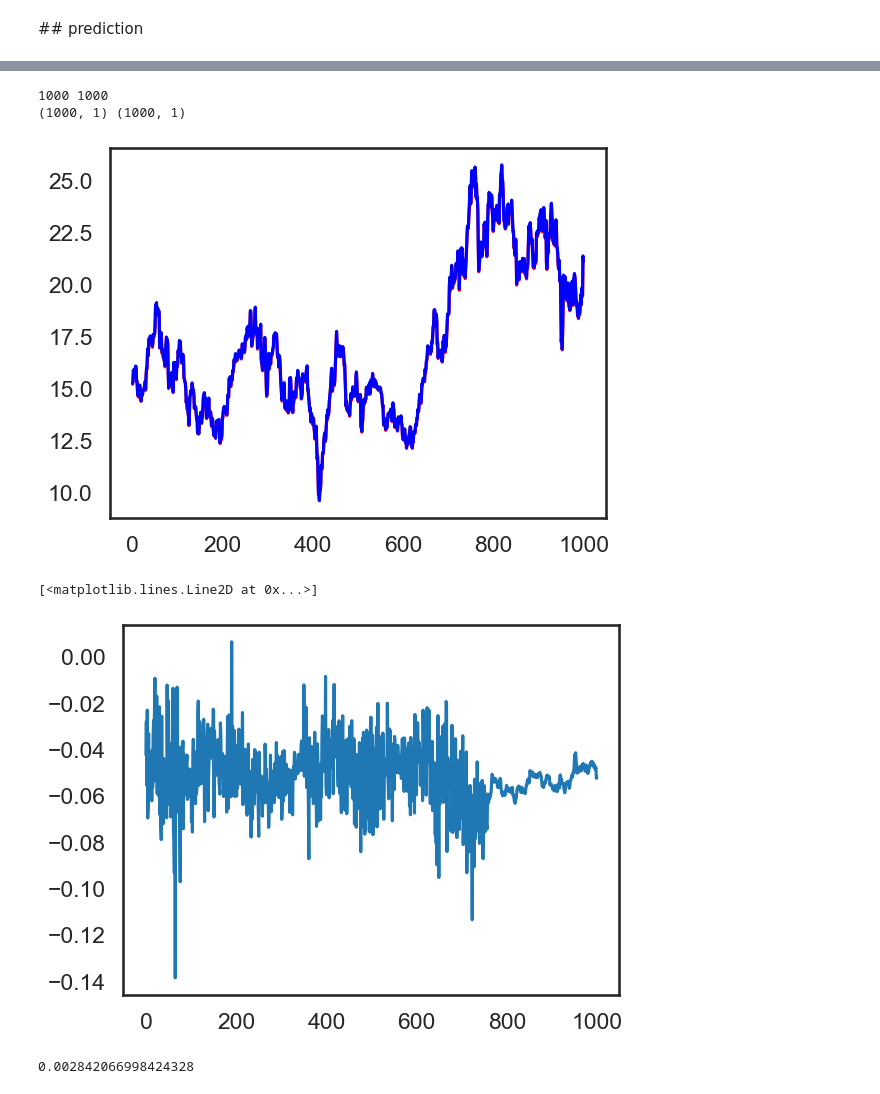
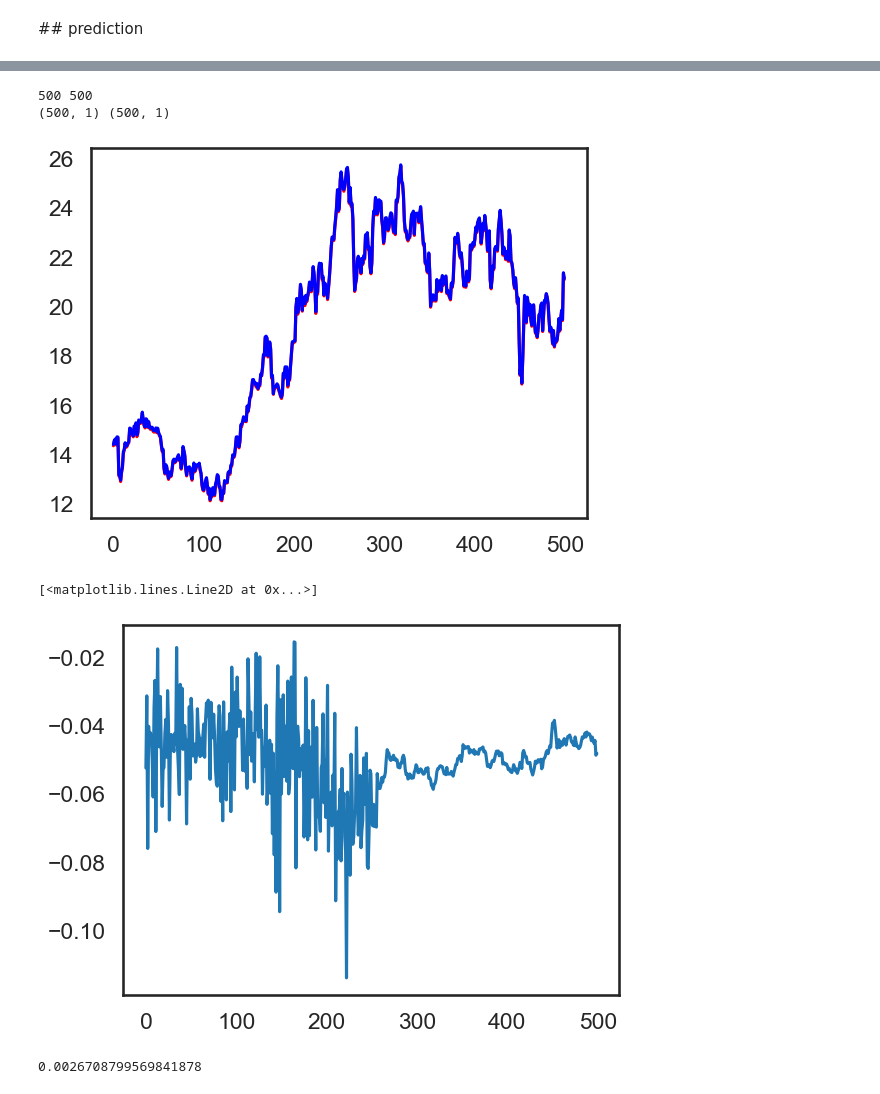
Before and after one commit to mzampar/PML_ARHMM, a Jupyter notebook: financial_analysis.ipynb, the cells around one changed output, grey strips where cells are left out. Drawn from its saved outputs; the diff is of its cells as text; code cells hidden in the pictures.

Commit message:
prediction smoothed

```diff
--- a/financial_analysis.ipynb
+++ b/financial_analysis.ipynb
@@ -276,15 +276,22 @@ def pred_smoothed_probs(emission, obs):
     # Fit with EM
     fitted_params, lps = arhmm.fit_em(params, props, emissions, inputs=inputs)
     posterior = arhmm.smoother(fitted_params, emissions, inputs=inputs)
-    last_state_probs = posterior.smoothed_probs[-1]
+    most_likely_states = arhmm.most_likely_states(fitted_params, emissions, inputs=inputs)
+    most_likely_state = most_likely_states[-1]
 
-    weight = fitted_params[2][0].item()
-    bias = fitted_params[2][1].item()
+    transition_matrix = np.array(fitted_params[1]).reshape(num_states, num_states)
+    last_state_probs = transition_matrix[most_likely_state]
+    last_state_probs = last_state_probs.reshape(num_states, 1)
+
+    weight = np.array(fitted_params[2][0]).reshape(-1, 1)
+    bias = np.array(fitted_params[2][1]).reshape(-1, 1)
+
+    # do i compute the weighted mean before or after doing the exponential??
+    # we are doing the weighted mean before the exponential because the model predicts the log return
 
     pred_log_return = emission[-1] * weight + bias
+    pred_log_return = np.dot(pred_log_return.T, last_state_probs)
     pred_return = np.exp(pred_log_return)
-    # do i compute the weighted mean before or after doing the exponential??
-    pred_return = np.sum(pred_return * last_state_probs)
     pred = obs * pred_return
 
 
@@ -296,30 +312,30 @@ predict(emissions[:200], data['Close'][200])
 warnings.simplefilter("ignore")
 
 predictions = []
-start = 1000
+start = 1500
 end = 2000
 for i in range(start, end, 1):
     print(i)
-    predictions.append(predict(emissions[:i], data['Close'][i]))
+    predictions.append(pred_smoothed_probs(emissions[:i+1], data['Close'][i]))
 # %%
 d = data['Close'][start:end].to_numpy()
-d = d.reshape(1000,-1)
+d = d.reshape(end - start,-1)
 plt.plot(d, color = 'red')
-predictions = np.array(predictions)
+predictions = np.array(predictions).reshape(-1, 1)
 plt.plot(predictions, color='blue')
 print(len(d), len(predictions))
 print(d.shape, predictions.shape)
 # %% [output]
-1000 1000
-(1000, 1) (1000, 1)
+500 500
+(500, 1) (500, 1)
-[figure, old version]
+[figure, new version]
 # %%
 plt.plot(d-predictions)
 # %% [output]
 [<matplotlib.lines.Line2D at 0x...>]
-[figure, old version]
+[figure, new version]
 # %%
-# rss of predictions
+# rss of predictions on log return
 print(np.sum(np.square(d-predictions))/len(d))
 # %% [output]
-0.002842066998424328
+0.0026708799569841878
```
Also changed, not shown: parts of 3 cells of this notebook.
